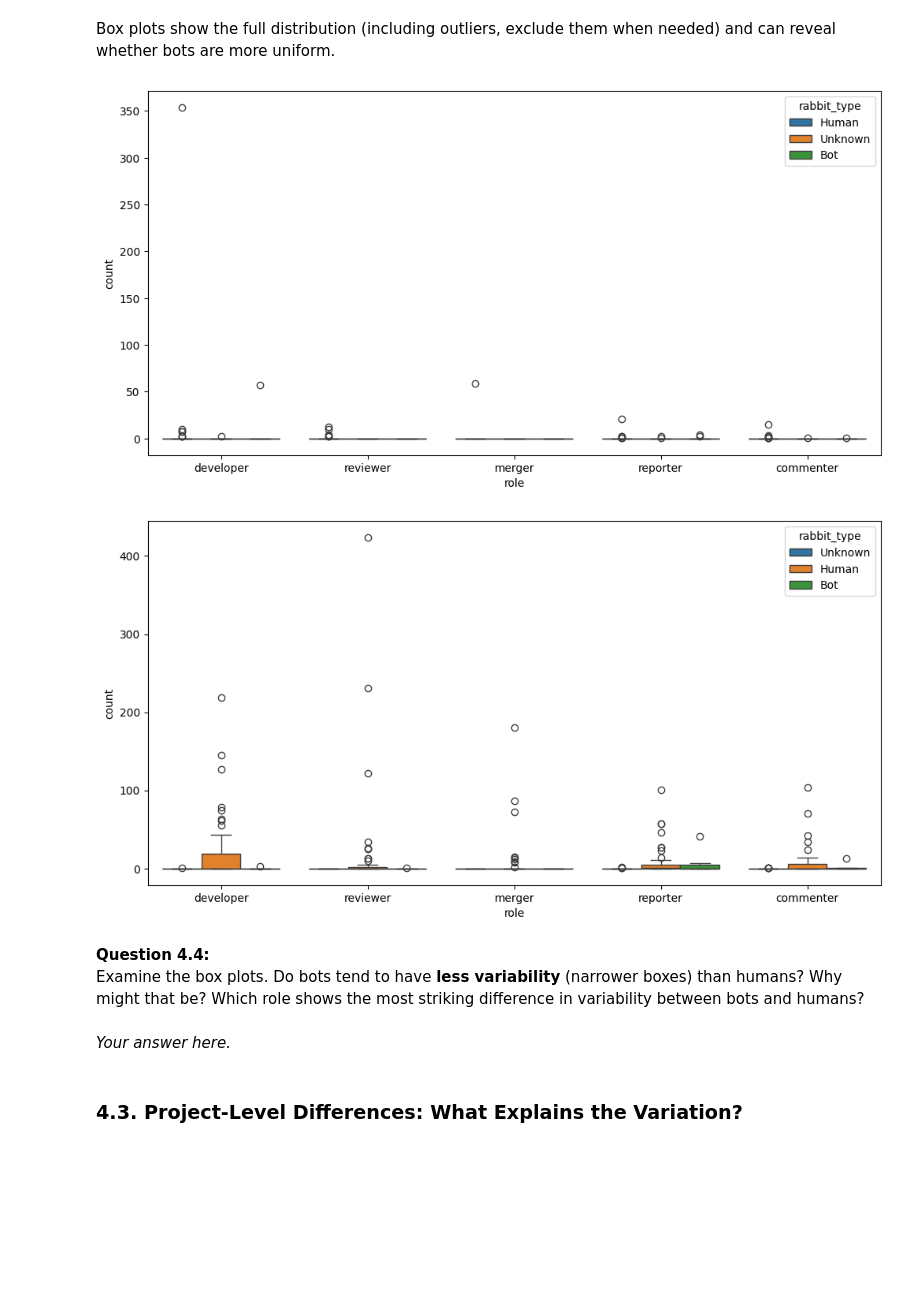
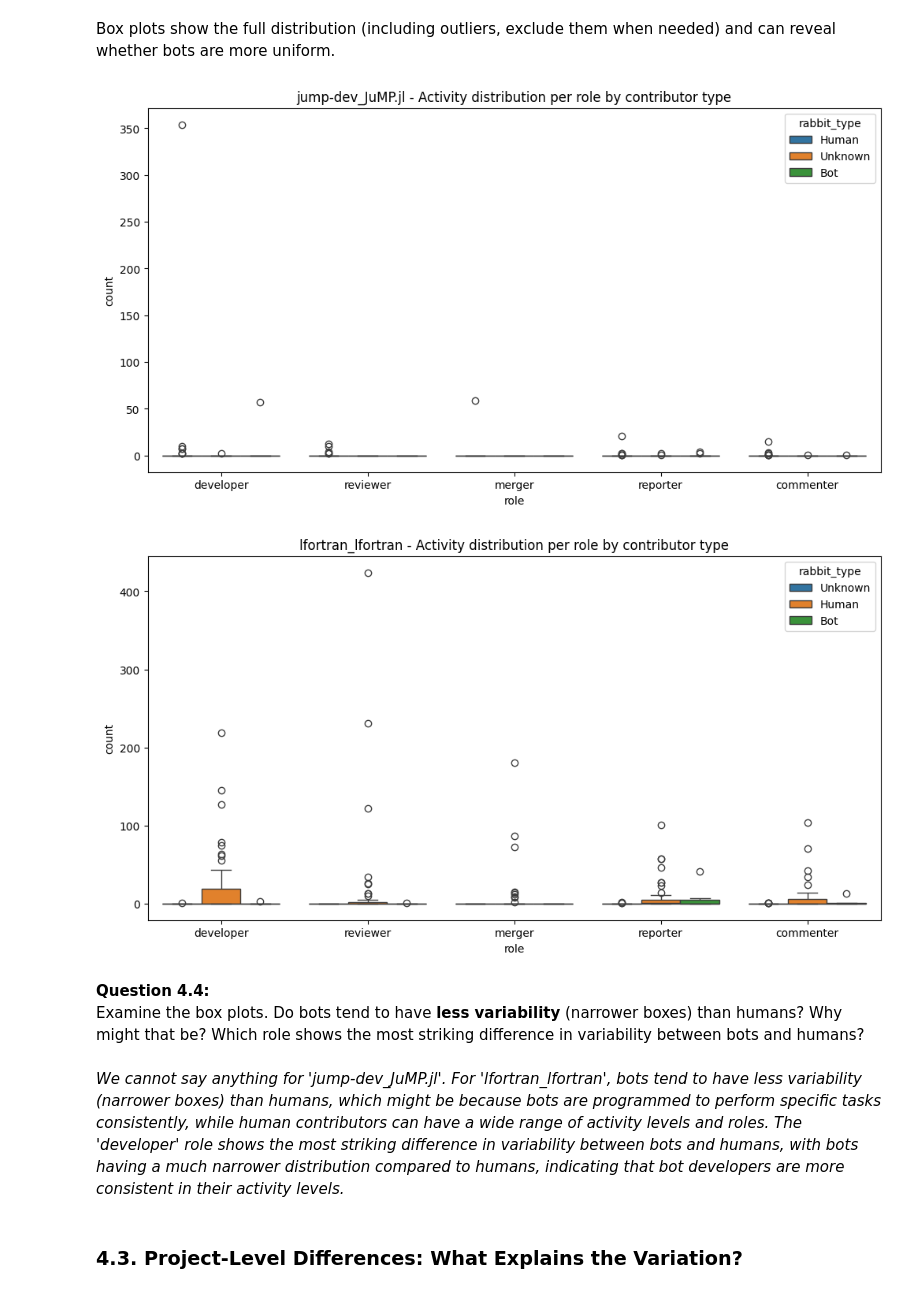
Before and after one commit to alan-altruy/Software-Evolution-Practical-Bots, a Jupyter notebook: Bots-Template.ipynb, the cells around one changed output. Saved outputs shown, nothing was run; the diff lists cells and outputs as text; code cells hidden in the pictures; blank space fills up the shorter version.

Commit message:
Answer to Q4.4

```diff
--- a/Bots-Template.ipynb
+++ b/Bots-Template.ipynb
@@ -1712,24 +1712,24 @@ Box plots show the full distribution (including outliers, exclude them when need
 # %%
 for proj, df in role_with_labels.items():
     # Melt the DataFrame to long format for seaborn
     df_melt = df.melt(id_vars=['contributor','rabbit_type'],
                       value_vars=roles,
                       var_name='role', value_name='count')
 
     plt.figure(figsize=(12,6))
     sns.boxplot(data=df_melt, x='role', y='count', hue='rabbit_type')
-    #plt.title(f'{proj} - Activity distribution per role by contributor type')
+    plt.title(f'{proj} - Activity distribution per role by contributor type')
     #plt.yscale('log')  # because many zeros and large ranges
     #plt.grid(axis='y', alpha=0.3)
     plt.show()
 # %% [output]
-[figure, old version]
+[figure, new version]
-[figure, old version]
+[figure, new version]
 # %% [markdown]
 **Question 4.4:**
 Examine the box plots. Do bots tend to have **less variability** (narrower boxes) than humans? Why might that be? Which role shows the most striking difference in variability between bots and humans?
 # %% [markdown]
-*Your answer here.*
+*We cannot say anything for 'jump-dev_JuMP.jl'. For 'lfortran_lfortran', bots tend to have less variability (narrower boxes) than humans, which might be because bots are programmed to perform specific tasks consistently, while human contributors can have a wide range of activity levels and roles. The 'developer' role shows the most striking difference in variability between bots and humans, with bots having a much narrower distribution compared to humans, indicating that bot developers are more consistent in their activity levels.*
 # %% [markdown]
 ### 4.3. Project-Level Differences: What Explains the Variation?
 # %% [markdown]
```
